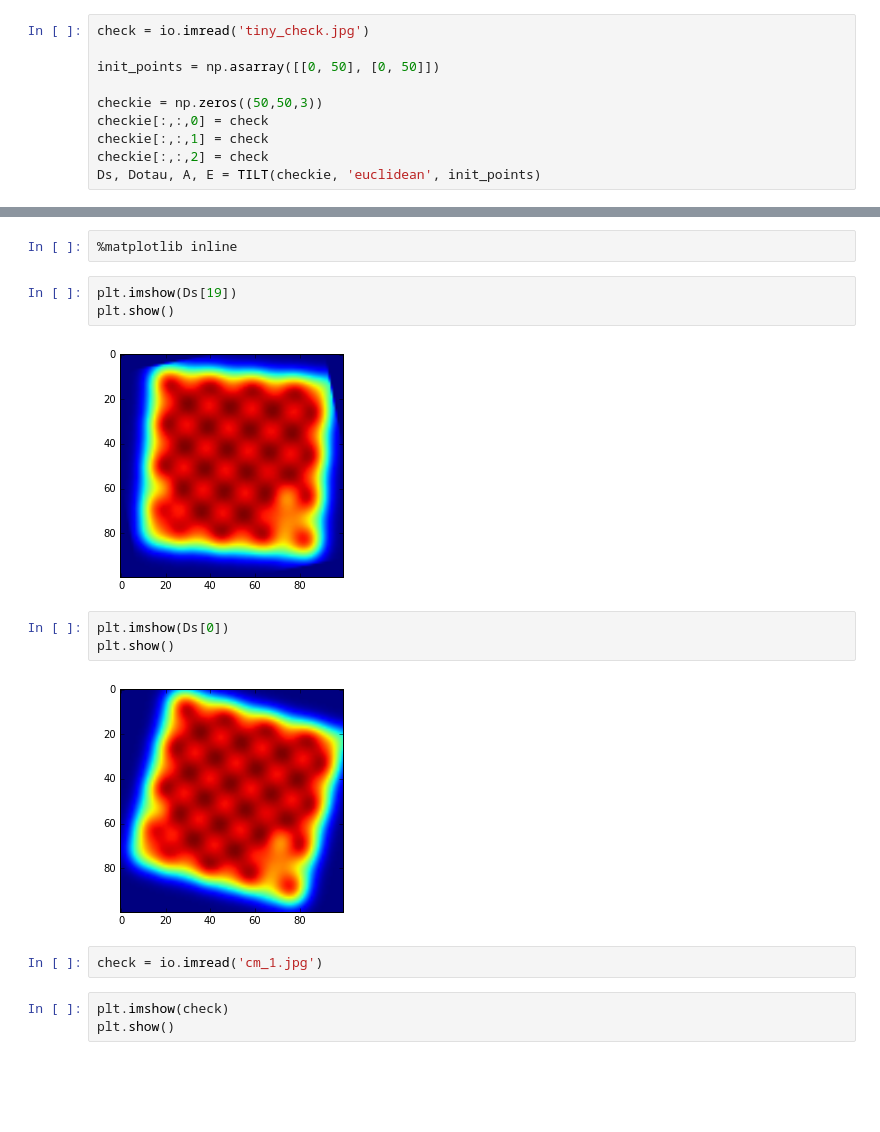
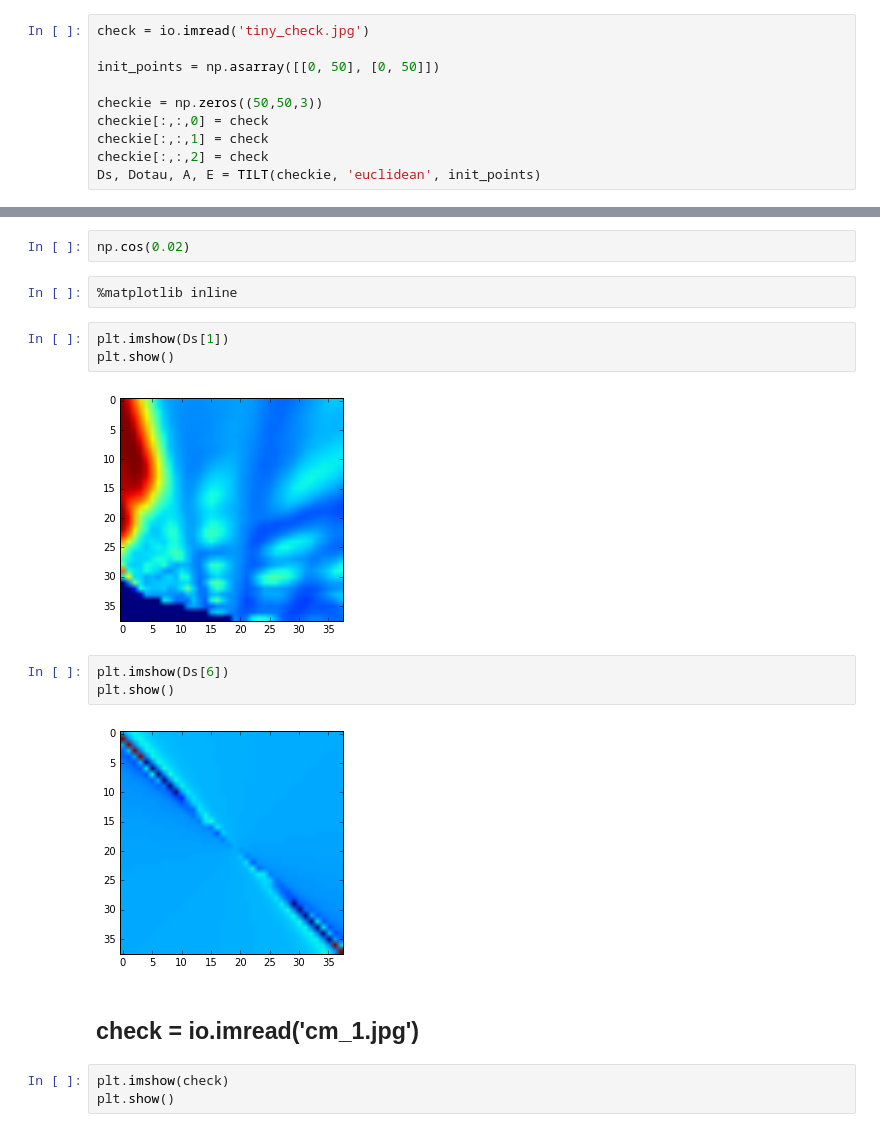
Before and after one commit to AntonRykachevskiy/linalg, a Jupyter notebook: Untitled.ipynb, the cells around one changed output, grey strips where cells are left out. Drawn from its saved outputs; the diff is of its cells as text; blank space fills up the shorter version.

```diff
--- a/Untitled.ipynb
+++ b/Untitled.ipynb
@@ -79,17 +95,19 @@ dtau [[ 0.00019849]]
+# %%
+np.cos(0.02)
 # %%
 %matplotlib inline
 # %%
-plt.imshow(Ds[19])
+plt.imshow(Ds[1])
 plt.show()
 # %% [output]
-[figure, old version]
+[figure, new version]
 # %%
-plt.imshow(Ds[0])
+plt.imshow(Ds[6])
 plt.show()
 # %% [output]
-[figure, old version]
+[figure, new version]
-# %%
-check = io.imread('cm_1.jpg')
+# %% [markdown]
+## check = io.imread('cm_1.jpg')
 # %%
 plt.imshow(check)
 plt.show()
```
Also changed, not shown: parts of 19 cells of this notebook, 17 other files.
